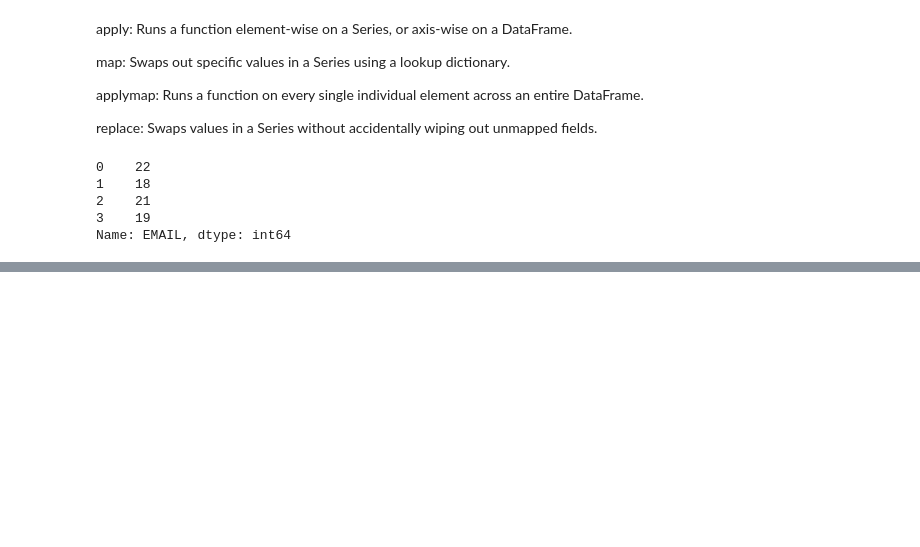
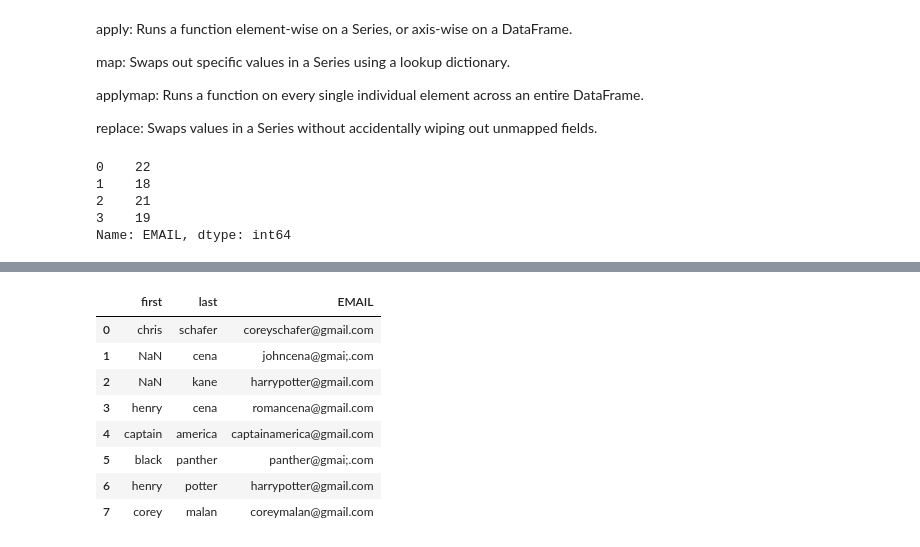
Before and after one commit to Amit-yadav019/python-Git-learning-journey, a Jupyter notebook: pandas_demo.ipynb, the cells around one changed output, grey strips where cells are left out. Drawn from its saved outputs; the diff is of its cells as text; code cells hidden in the pictures; blank space fills up the shorter version.

```diff
--- a/pandas_demo.ipynb
+++ b/pandas_demo.ipynb
@@ -332,0 +492,3 @@ AttributeError: 'str' object has no attribute 'UPPER'
+# %%
+df[['first','last']] = df['full_name'].str.split(' ',expand=True)
+df
@@ -332,0 +501,3 @@ AttributeError: 'str' object has no attribute 'UPPER'
+# %%
+new_row = pd.DataFrame([{'first':'alex','last':'carry'}])
+df = pd.concat([df,new_row])
@@ -332,0 +513,11 @@ AttributeError: 'str' object has no attribute 'UPPER'
+# %%
+
+avengers = {
+    "first":["captain","black","henry","corey"],
+    "last" : ["america","panther","potter","malan"],
+    "EMAIL":[ "captainamerica@gmail.com","panther@gmai;.com","harrypotter@gmail.com","coreymalan@gmail.com"]
+
+}
+# %%
+df2 = pd.DataFrame(avengers)
+df2
@@ -332,0 +530,13 @@ AttributeError: 'str' object has no attribute 'UPPER'
+# %%
+df = pd.concat([df, df2], ignore_index=True)
+df
+# %% [output]
+|  | first | last | EMAIL |
+| 0 | chris | schafer | coreyschafer@gmail.com |
+| 1 | NaN | cena | johncena@gmai;.com |
+| 2 | NaN | kane | harrypotter@gmail.com |
+| 3 | henry | cena | romancena@gmail.com |
+| 4 | captain | america | captainamerica@gmail.com |
+| 5 | black | panther | panther@gmai;.com |
+| 6 | henry | potter | harrypotter@gmail.com |
+| 7 | corey | malan | coreymalan@gmail.com |
```
Also changed, not shown: parts of 37 cells of this notebook, 2 other files.
